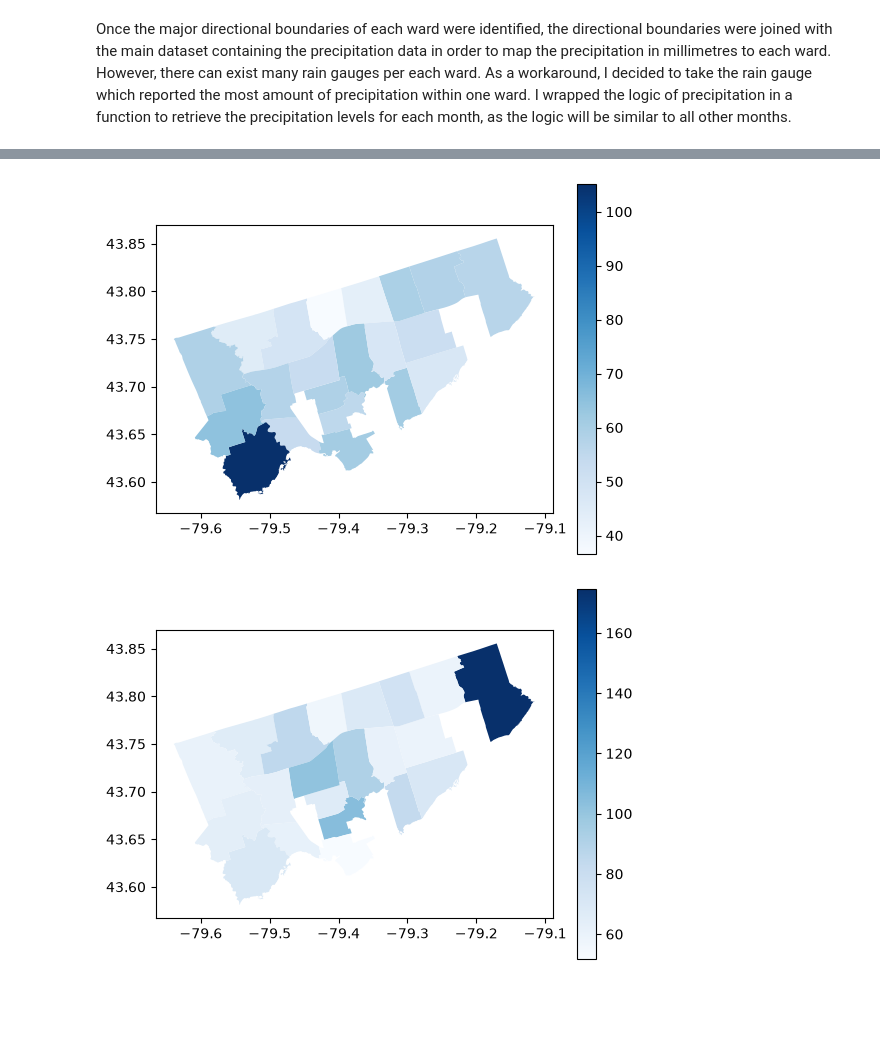
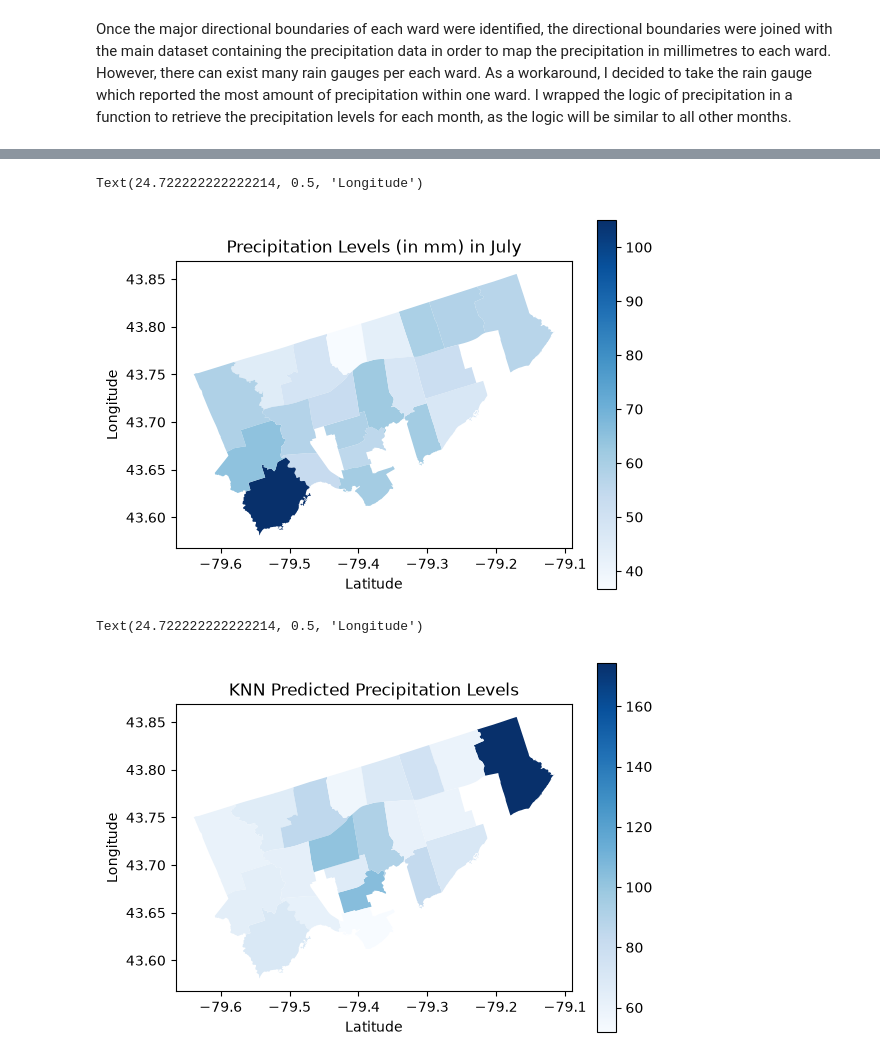
Before and after one commit to smm2005/Rain-Analysis-Toronto, a Jupyter notebook: analysis.ipynb, the cells around one changed output, grey strips where cells are left out. Cells and saved outputs as stored; diff of their text form; code cells hidden in the pictures; blank space fills up the shorter version.

```diff
--- a/analysis.ipynb
+++ b/analysis.ipynb
@@ -125,7 +149,11 @@ june_axis = june_to.plot("rainfall", legend=True, cmap="Blues")
 # %%
 july_to = pd.merge(toronto, july, how="inner", left_on="AREA_NAME", right_index=True)
 july_axis = july_to.plot("rainfall", legend=True, cmap="Blues")
+plt.title("Precipitation Levels (in mm) in July")
+plt.xlabel("Latitude")
+plt.ylabel("Longitude")
 # %% [output]
+Text(24.722222222222214, 0.5, 'Longitude')
-[figure, old version]
+[figure, new version]
 # %%
 import numpy as np
@@ -149,5 +207,9 @@ monthly_data["August (Prediction)"] =  monthly_data.apply(predict, axis=1)
 # %%
-august_predicted_to = pd.merge(toronto, monthly_data["August (Prediction)"], how="inner", left_on="AREA_NAME", right_index=True)
+august_predicted_to = pd.merge(toronto, monthly_data_knn["August (Prediction)"], how="inner", left_on="AREA_NAME", right_index=True)
 august_predicted_axis = august_predicted_to.plot("August (Prediction)", legend=True, cmap="Blues")
+plt.title("KNN Predicted Precipitation Levels")
+plt.xlabel("Latitude")
+plt.ylabel("Longitude")
 # %% [output]
+Text(24.722222222222214, 0.5, 'Longitude')
-[figure, old version]
+[figure, new version]
```
Also changed, not shown: parts of 10 cells of this notebook.
